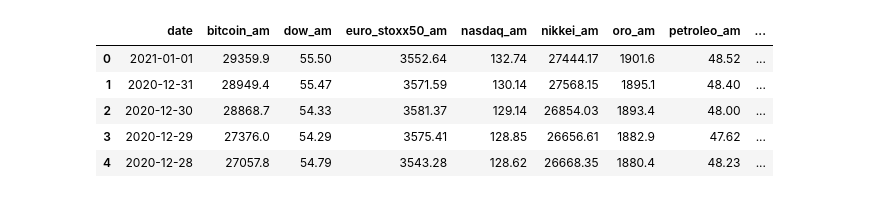
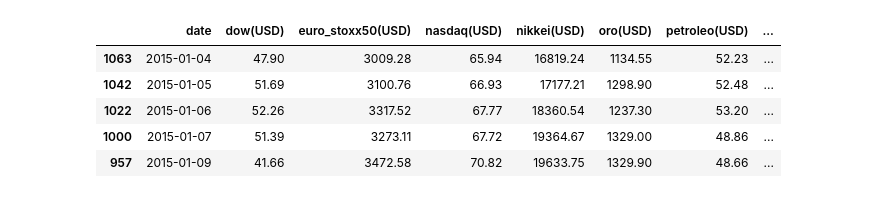
Before and after one commit to keniaCisneros/bitcoins_pricing, a Jupyter notebook: datasets.ipynb, the cells around one changed output. Drawn from its saved outputs; the diff is of its cells as text; code cells hidden in the pictures.

```diff
--- a/datasets.ipynb
+++ b/datasets.ipynb
@@ -4,5 +6,5 @@ from datetime import datetime
 # %%
-file = ['bitcoin', 'dow', 'euro_stoxx50', 'nasdaq', 'nikkei', 'oro', 'petroleo', 'shangai_stock_exchange', 'sp_500']
+file = ['dow', 'euro_stoxx50', 'nasdaq', 'nikkei', 'oro', 'petroleo', 'shangai_stock_exchange', 'sp_500']
 data = []
 for i in file:
     data.append(pd.read_csv('./data/' + i + '.csv'))
@@ -45,17 +47,22 @@ def variance(data):
                       'var': var})
     return df
 
-def generate_df(l, names, ind):
+def generate_df(l, names, ind, rename = True):
     inner = pd.merge(l[0], l[1], how ='inner', on = 'date', left_on = None, right_on = None,
          left_index = True, right_index = True, sort = True)
     for i in range(2, len(l)):
         inner = pd.merge(inner, l[i], how ='inner', on = 'date', left_on = None, right_on = None,
                  left_index = True, right_index = True, sort = True)
     inner = pd.DataFrame(inner)
-    inner.columns = names
-    for i in range(1, len(names)):
-        inner.rename(columns = {names[i]: names[i] + ind}, inplace = True)
-    return inner
+    if rename:
+        inner.columns = names
+        for i in range(1, len(names)):
+            inner.rename(columns = {names[i]: names[i] + ind}, inplace = True)
+    return inner.sort_values('date')
+
+def get_info_bit(start, end, key):
+    inf = quandl.get(key, start_date = start,end_date = end)
+    return inf
 # %%
 amount = []
 var = []
@@ -94,13 +100,13 @@ max:  2020-12-31 00:00:00        min:  2015-01-01 00:00:00
 max:  2020-12-31 00:00:00        min:  2015-01-04 00:00:00
 max:  2020-12-31 00:00:00        min:  2015-01-04 00:00:00
 # %%
-amount = generate_df(amount, file, '_am')
+amount = generate_df(amount, file, '(USD)')
 amount.head()
 # %% [output]
-|  | date | bitcoin_am | dow_am | euro_stoxx50_am | nasdaq_am | nikkei_am | oro_am | petroleo_am | ... |
-| 0 | 2021-01-01 | 29359.9 | 55.50 | 3552.64 | 132.74 | 27444.17 | 1901.6 | 48.52 | ... |
-| 1 | 2020-12-31 | 28949.4 | 55.47 | 3571.59 | 130.14 | 27568.15 | 1895.1 | 48.40 | ... |
-| 2 | 2020-12-30 | 28868.7 | 54.33 | 3581.37 | 129.14 | 26854.03 | 1893.4 | 48.00 | ... |
-| 3 | 2020-12-29 | 27376.0 | 54.29 | 3575.41 | 128.85 | 26656.61 | 1882.9 | 47.62 | ... |
-| 4 | 2020-12-28 | 27057.8 | 54.79 | 3543.28 | 128.62 | 26668.35 | 1880.4 | 48.23 | ... |
+|  | date | dow(USD) | euro_stoxx50(USD) | nasdaq(USD) | nikkei(USD) | oro(USD) | petroleo(USD) | ... |
+| 1063 | 2015-01-04 | 47.90 | 3009.28 | 65.94 | 16819.24 | 1134.55 | 52.23 | ... |
+| 1042 | 2015-01-05 | 51.69 | 3100.76 | 66.93 | 17177.21 | 1298.90 | 52.48 | ... |
+| 1022 | 2015-01-06 | 52.26 | 3317.52 | 67.77 | 18360.54 | 1237.30 | 53.20 | ... |
+| 1000 | 2015-01-07 | 51.39 | 3273.11 | 67.72 | 19364.67 | 1329.00 | 48.86 | ... |
+| 957 | 2015-01-09 | 41.66 | 3472.58 | 70.82 | 19633.75 | 1329.90 | 48.66 | ... |
 # %%
```
Also changed, not shown: parts of 20 cells of this notebook, 8 other files.
